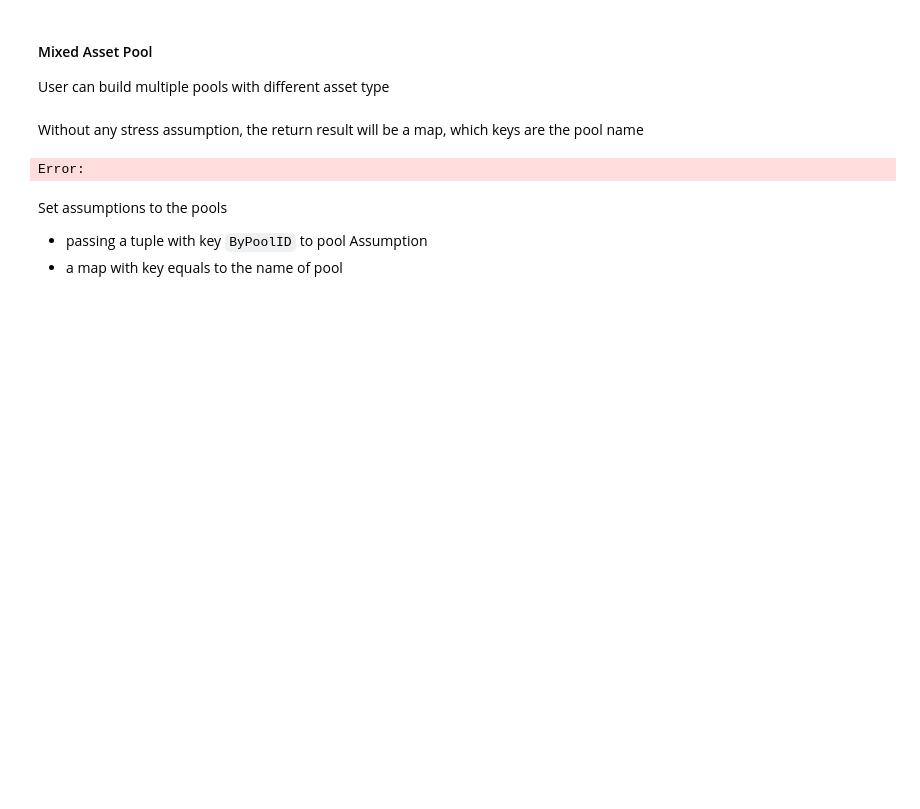
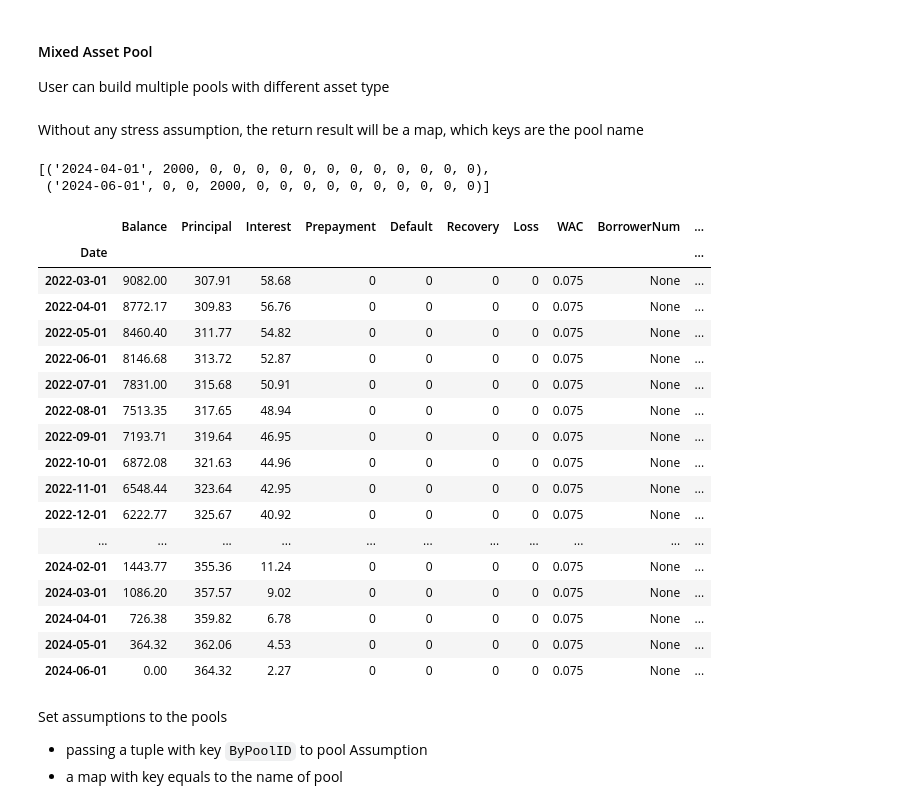
Before and after one commit to yellowbean/AbsBox, a Jupyter notebook: docs/source/nbsample/pool_sample1.ipynb, the cells around one changed output. Drawn from its saved outputs; the diff is of its cells as text; code cells hidden in the pictures; blank space fills up the shorter version.

```diff
--- a/docs/source/nbsample/pool_sample1.ipynb
+++ b/docs/source/nbsample/pool_sample1.ipynb
@@ -116,11 +100,31 @@ Without any stress assumption, the return result will be a map, which keys are t
 # %%
 r = localAPI.runPool(myMixedPool,read=True)
 
-list(r['invoicePool'][0].to_records())
+r['invoicePool'][0].head()
 # %% [output]
-Error:
+[('2024-04-01', 2000, 0, 0, 0, 0, 0, 0, 0, 0, 0, 0, 0, 0),
+ ('2024-06-01', 0, 0, 2000, 0, 0, 0, 0, 0, 0, 0, 0, 0, 0)]
 # %%
-r['mortgagePool'][0]
+r['mortgagePool'][0].head()
+# %% [output]
+|  | Balance | Principal | Interest | Prepayment | Default | Recovery | Loss | WAC | BorrowerNum | ... |
+| Date |  |  |  |  |  |  |  |  |  | ... |
+| 2022-03-01 | 9082.00 | 307.91 | 58.68 | 0 | 0 | 0 | 0 | 0.075 | None | ... |
+| 2022-04-01 | 8772.17 | 309.83 | 56.76 | 0 | 0 | 0 | 0 | 0.075 | None | ... |
+| 2022-05-01 | 8460.40 | 311.77 | 54.82 | 0 | 0 | 0 | 0 | 0.075 | None | ... |
+| 2022-06-01 | 8146.68 | 313.72 | 52.87 | 0 | 0 | 0 | 0 | 0.075 | None | ... |
+| 2022-07-01 | 7831.00 | 315.68 | 50.91 | 0 | 0 | 0 | 0 | 0.075 | None | ... |
+| 2022-08-01 | 7513.35 | 317.65 | 48.94 | 0 | 0 | 0 | 0 | 0.075 | None | ... |
+| 2022-09-01 | 7193.71 | 319.64 | 46.95 | 0 | 0 | 0 | 0 | 0.075 | None | ... |
+| 2022-10-01 | 6872.08 | 321.63 | 44.96 | 0 | 0 | 0 | 0 | 0.075 | None | ... |
+| 2022-11-01 | 6548.44 | 323.64 | 42.95 | 0 | 0 | 0 | 0 | 0.075 | None | ... |
+| 2022-12-01 | 6222.77 | 325.67 | 40.92 | 0 | 0 | 0 | 0 | 0.075 | None | ... |
+| ... | ... | ... | ... | ... | ... | ... | ... | ... | ... | ... |
+| 2024-02-01 | 1443.77 | 355.36 | 11.24 | 0 | 0 | 0 | 0 | 0.075 | None | ... |
+| 2024-03-01 | 1086.20 | 357.57 | 9.02 | 0 | 0 | 0 | 0 | 0.075 | None | ... |
+| 2024-04-01 | 726.38 | 359.82 | 6.78 | 0 | 0 | 0 | 0 | 0.075 | None | ... |
+| 2024-05-01 | 364.32 | 362.06 | 4.53 | 0 | 0 | 0 | 0 | 0.075 | None | ... |
+| 2024-06-01 | 0.00 | 364.32 | 2.27 | 0 | 0 | 0 | 0 | 0.075 | None | ... |
 # %% [markdown]
 Set assumptions to the pools
 * passing a tuple with key ``ByPoolID`` to pool Assumption
```
Also changed, not shown: parts of 6 cells of this notebook, 9 other files.
